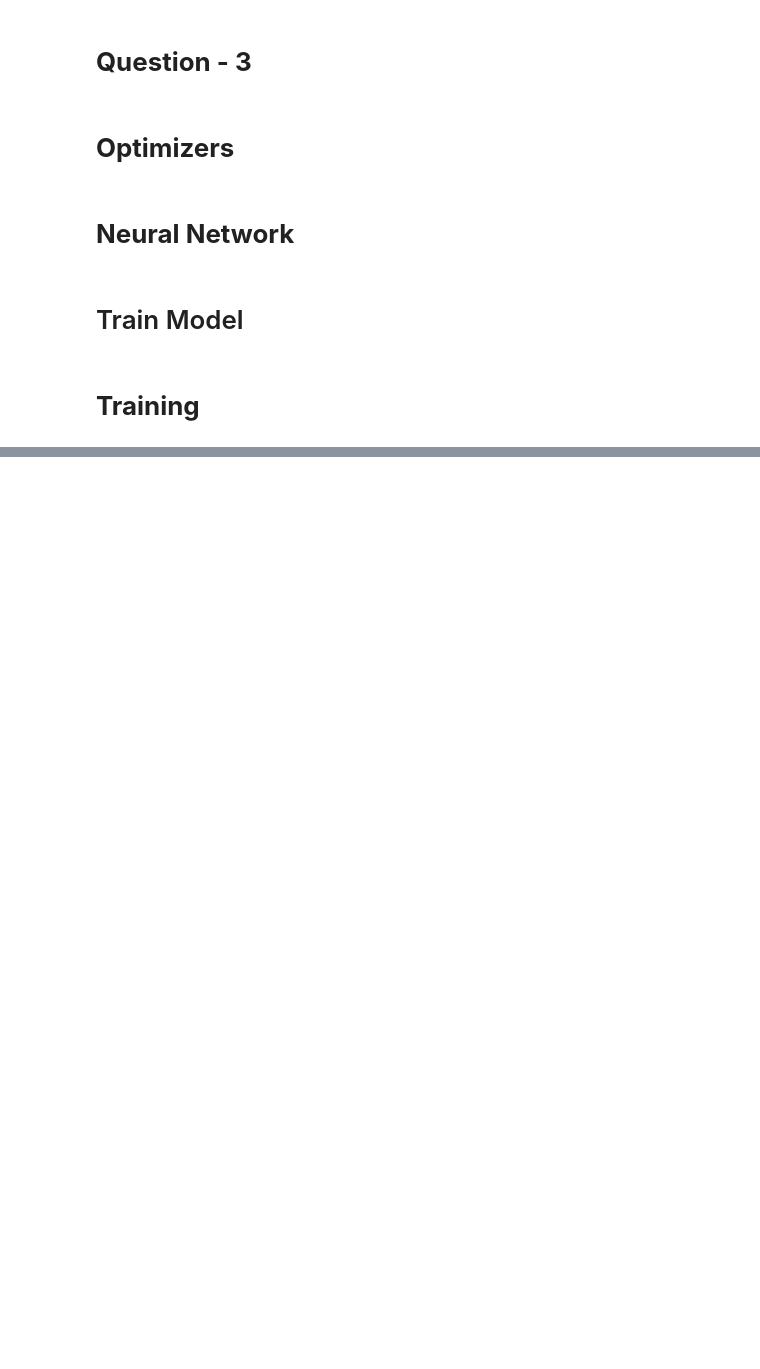
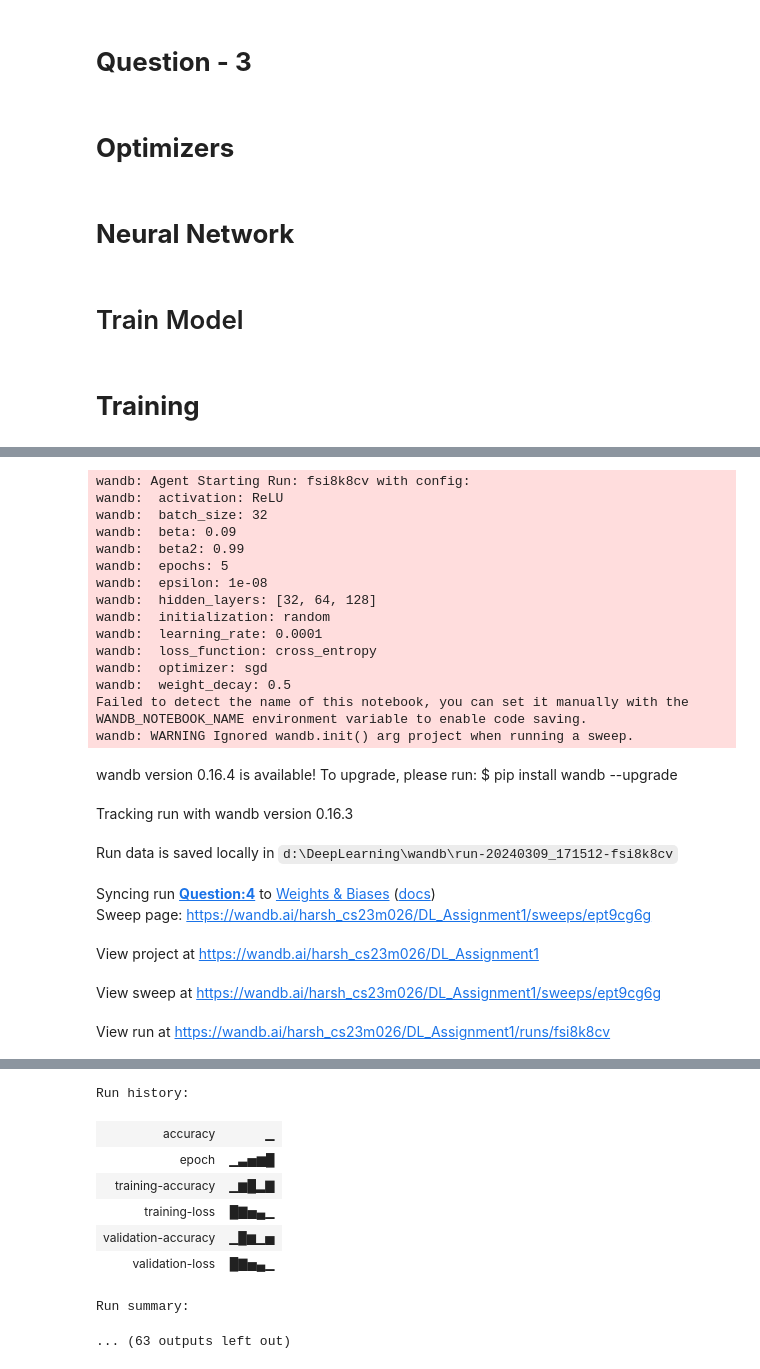
Before and after one commit to harshgupta1806/Feed-Forward-Neural-Network, a Jupyter notebook: DL_Assignment1_Final.ipynb, the cells around one changed output, grey strips where cells are left out. Drawn from its saved outputs; the diff is of its cells as text; code cells hidden in the pictures; blank space fills up the shorter version.

Commit message:
Added wandb and created sweep, (Question 4 done)

```diff
--- a/DL_Assignment1_Final.ipynb
+++ b/DL_Assignment1_Final.ipynb
@@ -777,0 +826,43 @@ print(np.unique(np.argmax(y_pred1, axis = 1)))
+# %%
+def train():
+    var1 = wandb.init(project="DL_Assignment1", name="Question:4")
+    var2 = var1.config
+
+    wandb.run.name = 'Optimizer:- ' + var2.optimizer + ' Epoch:- ' + str(var2.epochs) + " Avtivation_Function :- " + var2.activation + " Batch_Size :- " + str(var2.batch_size) + " Initialization :- " + var2.initialization + \
+                    ' layers:-' + str(len(var2.hidden_layers)) +' decay:-' + str(var2.weight_decay) + ' beta:-' + str(var2.beta) + ' learning_rate:-' + str(var2.learning_rate) + \
+                    ' beta2 :- ' + str(var2.beta)
+
+    training_input = input_matrix(x_train)
+
+    PARAM_NEURAL_NETWORK = {
+        "input_size": training_input.shape[1],
+        "output_size": len(label),
+        "hidden_layers": var2.hidden_layers,
+        "activation_function": var2.activation, # sigmoid, tanh, ReLU
+        "training_output": y_train,
+        "training_input": training_input,
+        "loss_function" : var2.loss_function, # squared_loss, cross_entropy
+        "init" : var2.initialization, #random, xavier
+
+    }
+
+    PARAM_OPTIMIZER = {
+        "eta": var2.learning_rate,
+        "optimizer": var2.optimizer, #sgd, mgd, adam, nadam, rmsprop, nag
+        "beta": var2.beta,
+        "weight_decay": var2.weight_decay,
+        "epsilon": var2.epsilon,
+        "beta2" : var2.beta2
+    }
+
+    neural_network1 = Neural_Network(PARAM_NEURAL_NETWORK)
+    optimizer1 = Optimizer(neural_network1, PARAM_OPTIMIZER)
+
+    my_model1 = Train_Model(neural_network1, optimizer1, log = 1)
+    t_loss, t_acc, v_loss, v_acc = my_model1.fit_data(batch_size=var2.batch_size, epochs=var2.epochs)
+
+    print(f"Training-loss : {t_loss}, Training-accuracy:{t_acc}%, Validation-loss : {v_loss}, Validation-accuracy:{v_acc}%")    # Printing loss and accuracy for each epoch
+
+    wandb.log({"accuracy" : v_acc})
+# %%
+sweep_id = wandb.sweep(sweep_config, project="DL_Assignment1")
@@ -777,0 +872,26 @@ print(np.unique(np.argmax(y_pred1, axis = 1)))
+# %%
+wandb.agent(sweep_id, train, count = 5)
+# %% [output]
+wandb: Agent Starting Run: fsi8k8cv with config:
+wandb:  activation: ReLU
+wandb:  batch_size: 32
+wandb:  beta: 0.09
+wandb:  beta2: 0.99
+wandb:  epochs: 5
+wandb:  epsilon: 1e-08
+wandb:  hidden_layers: [32, 64, 128]
+wandb:  initialization: random
+wandb:  learning_rate: 0.0001
+wandb:  loss_function: cross_entropy
+wandb:  optimizer: sgd
+wandb:  weight_decay: 0.5
+Failed to detect the name of this notebook, you can set it manually with the WANDB_NOTEBOOK_NAME environment variable to enable code saving.
+wandb: WARNING Ignored wandb.init() arg project when running a sweep.
+wandb version 0.16.4 is available! To upgrade, please run: $ pip install wandb --upgrade
+Tracking run with wandb version 0.16.3
+Run data is saved locally in d:\DeepLearning\wandb\run-20240309_171512-fsi8k8cv
+Syncing run Question:4 to Weights & Biases (docs)
+Sweep page: https://wandb.ai/harsh_cs23m026/DL_Assignment1/sweeps/ept9cg6g
+View project at https://wandb.ai/harsh_cs23m026/DL_Assignment1
+View sweep at https://wandb.ai/harsh_cs23m026/DL_Assignment1/sweeps/ept9cg6g
+View run at https://wandb.ai/harsh_cs23m026/DL_Assignment1/runs/fsi8k8cv
@@ -777,0 +899,9 @@ print(np.unique(np.argmax(y_pred1, axis = 1)))
+Run history:
+| accuracy | ▁ |
+| epoch | ▁▃▅▆█ |
+| training-accuracy | ▁▆█▂▇ |
+| training-loss | █▇▅▄▁ |
+| validation-accuracy | ▁█▆▁▅ |
+| validation-loss | █▇▅▄▁ |
+Run summary:
+... (63 outputs left out)
```
Also changed, not shown: parts of 16 cells of this notebook.
